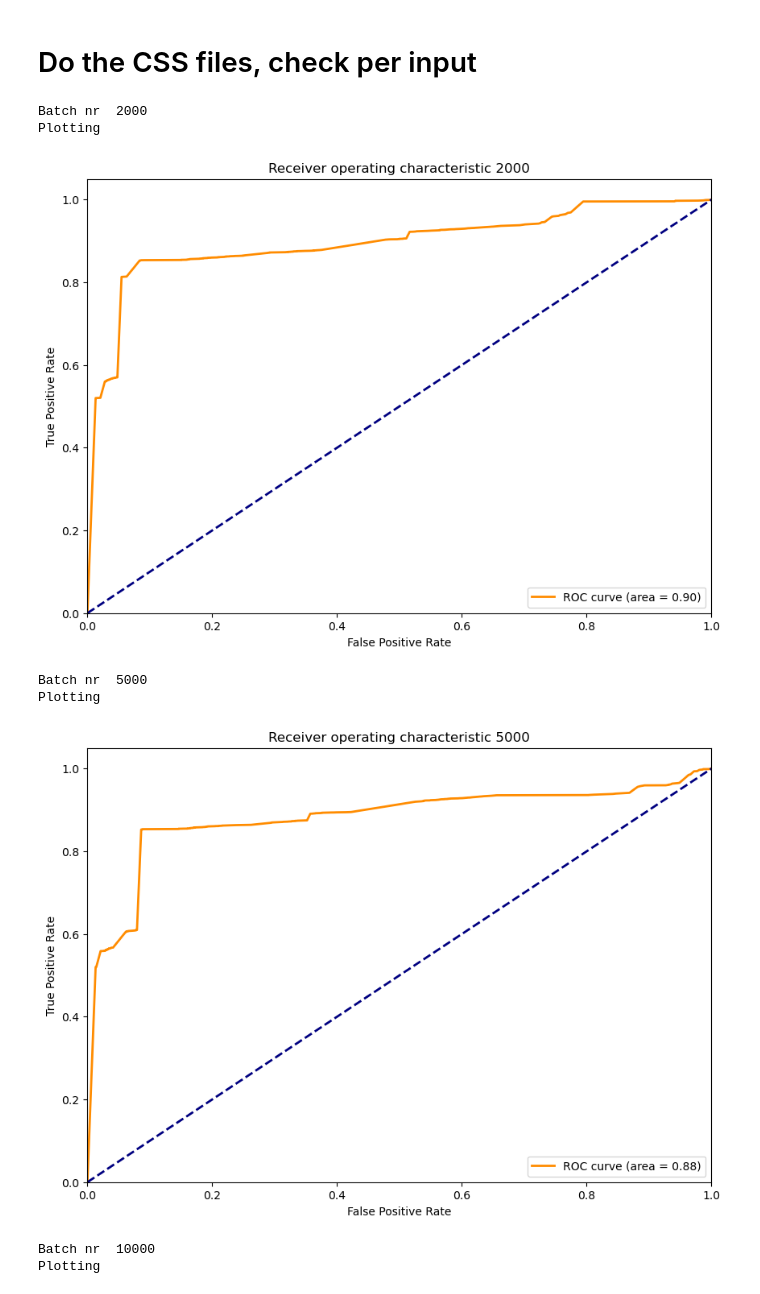
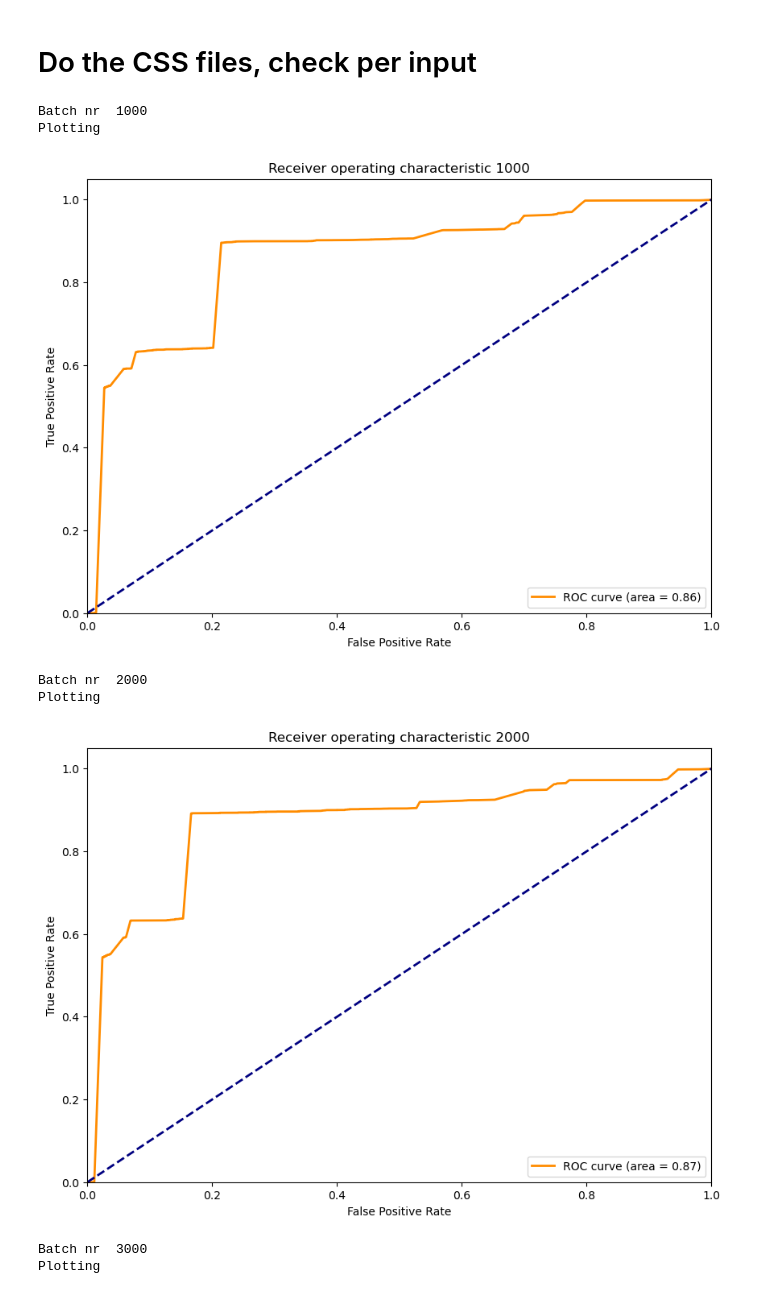
Before and after one commit to tudelft-cda-lab/FlexFringe, a Jupyter notebook: data/streaming/ROC_curves.ipynb, the cells around one changed output. Saved outputs shown, nothing was run; the diff lists cells and outputs as text; code cells hidden in the pictures.

```diff
--- a/data/streaming/ROC_curves.ipynb
+++ b/data/streaming/ROC_curves.ipynb
@@ -1,8 +1,8 @@
 # %%
 import pandas as pd
 
-results_file = "../../css_lookahead_3/model_batch_nr_1000.json.result"
-label_file = "july_week_5_test.dat.labels.txt"
+results_file = "train_set_clean.dat.ff.final.json.result" #"../../model_batch_nr_5000.json.not_sampled.result"
+label_file = "labels_sampled.txt" #"july_week_5_test.dat.labels.txt"
 
 background_label = "0"
 
@@ -75,13 +79,14 @@ plt.legend(loc="lower right")
 # Do the CSS files, check per input
 # %%
 import os
+import seaborn as sns
+import matplotlib.pyplot as plt
+from sklearn.metrics import roc_curve, auc, roc_auc_score
 
 base_dir = "../.."
 
-for i in [2, 5, 10]: #range(1, 20):
+for i in range(1, 20):
     batch_nr = str(int(i*1000))
-    if i == 4:
-        continue
     results_file = "model_batch_nr_{}.json.result".format(batch_nr)
 
     print("Batch nr ", batch_nr)
@@ -91,41 +96,38 @@ for i in [2, 5, 10]: #range(1, 20):
     min_scores = results_df[" min score"]
 
     del results_df
 
-    from sklearn.metrics import roc_curve, auc, roc_auc_score
-
     score = mean_scores
 
     fpr, tpr, thresholds = roc_curve(labels, score)
     roc_auc = roc_auc_score(labels, score)
-
-    import matplotlib.pyplot as plt
-    import seaborn as sns
 
     print("Plotting")
     plt.figure(figsize=(10, 7))
     lw = 2
     plt.plot(
         fpr,
         tpr,
         color="darkorange",
+        #hue=thresholds,
         lw=lw,
         label="ROC curve (area = %0.2f)" % roc_auc,
+        #cmap="viridis"
     )
     plt.plot([0, 1], [0, 1], color="navy", lw=lw, linestyle="--")
     plt.xlim([0.0, 1.0])
     plt.ylim([0.0, 1.05])
     plt.xlabel("False Positive Rate")
     plt.ylabel("True Positive Rate")
     plt.title("Receiver operating characteristic {}".format(batch_nr))
     plt.legend(loc="lower right")
     plt.show()
 # %% [output]
-Batch nr  2000
+Batch nr  1000
 Plotting
-[figure, old version]
+[figure, new version]
-Batch nr  5000
+Batch nr  2000
 Plotting
-[figure, old version]
+[figure, new version]
-Batch nr  10000
+Batch nr  3000
 Plotting
```
Also changed, not shown: parts of 15 cells of this notebook, 4 other files.
